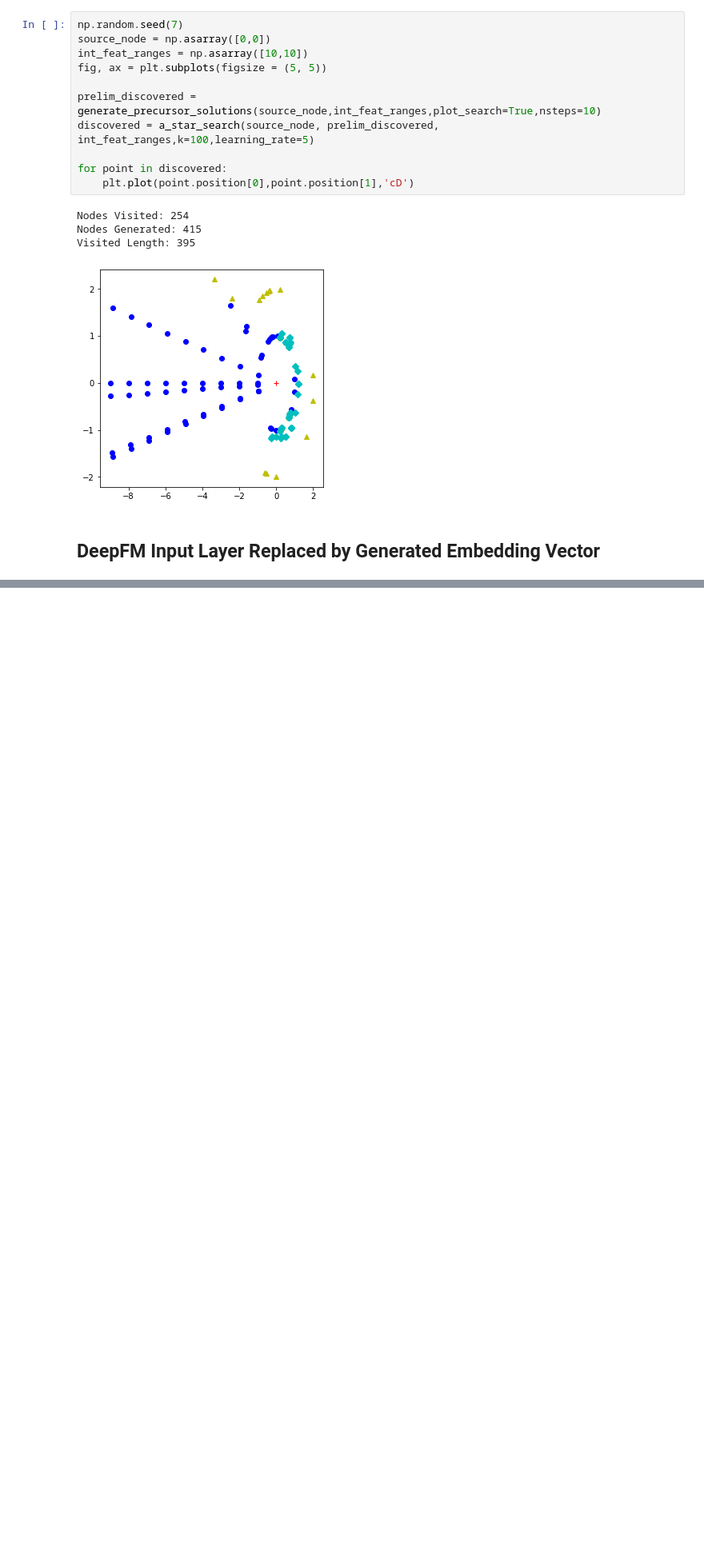
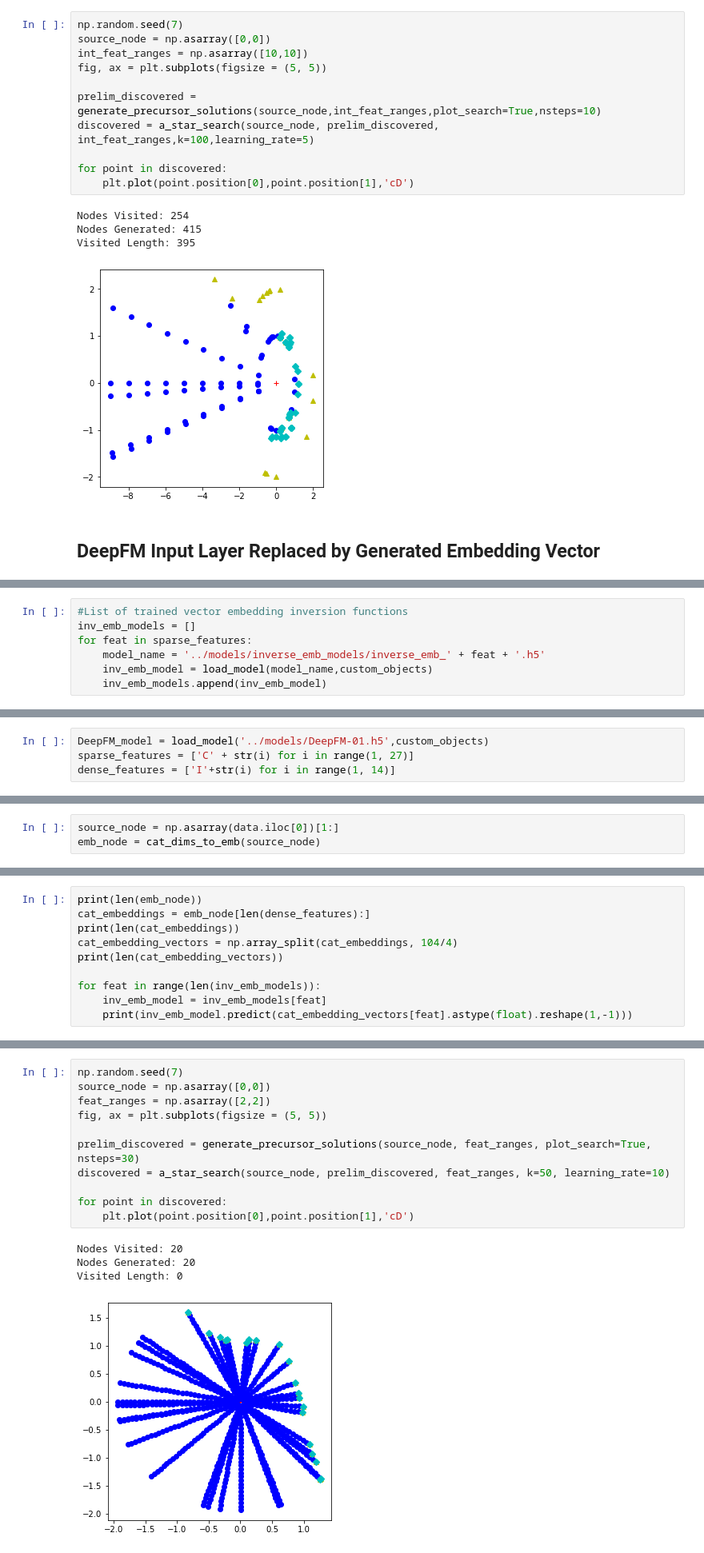
Before and after one commit to spkell/DFEST-Explainability, a Jupyter notebook: DeepFM-IntOnly.ipynb, the cells around one changed output, grey strips where cells are left out. Shown at 80% size. Saved outputs shown, nothing was run; the diff lists cells and outputs as text; blank space fills up the shorter version.

```diff
--- a/DeepFM-IntOnly.ipynb
+++ b/DeepFM-IntOnly.ipynb
@@ -905,0 +1012,7 @@ DeepFM_model = load_model('../models/DeepFM-01.h5',custom_objects)# load_model,j
+# %%
+#List of trained vector embedding inversion functions
+inv_emb_models = []
+for feat in sparse_features:
+    model_name = '../models/inverse_emb_models/inverse_emb_' + feat + '.h5'
+    inv_emb_model = load_model(model_name,custom_objects)
+    inv_emb_models.append(inv_emb_model)
@@ -905,0 +1022,4 @@ DeepFM_model = load_model('../models/DeepFM-01.h5',custom_objects)# load_model,j
+# %%
+DeepFM_model = load_model('../models/DeepFM-01.h5',custom_objects)
+sparse_features = ['C' + str(i) for i in range(1, 27)]
+dense_features = ['I'+str(i) for i in range(1, 14)]
@@ -905,0 +1030,3 @@ DeepFM_model = load_model('../models/DeepFM-01.h5',custom_objects)# load_model,j
+# %%
+source_node = np.asarray(data.iloc[0])[1:]
+emb_node = cat_dims_to_emb(source_node)
@@ -905,0 +1053,10 @@ DeepFM_model = load_model('../models/DeepFM-01.h5',custom_objects)# load_model,j
+# %%
+print(len(emb_node))
+cat_embeddings = emb_node[len(dense_features):]
+print(len(cat_embeddings))
+cat_embedding_vectors = np.array_split(cat_embeddings, 104/4)
+print(len(cat_embedding_vectors))
+
+for feat in range(len(inv_emb_models)):
+    inv_emb_model = inv_emb_models[feat]
+    print(inv_emb_model.predict(cat_embedding_vectors[feat].astype(float).reshape(1,-1)))
@@ -905,0 +1256,16 @@ DeepFM_model = load_model('../models/DeepFM-01.h5',custom_objects)# load_model,j
+# %%
+np.random.seed(7)
+source_node = np.asarray([0,0])
+feat_ranges = np.asarray([2,2])
+fig, ax = plt.subplots(figsize = (5, 5))
+
+prelim_discovered = generate_precursor_solutions(source_node, feat_ranges, plot_search=True, nsteps=30)
+discovered = a_star_search(source_node, prelim_discovered, feat_ranges, k=50, learning_rate=10)
+
+for point in discovered:
+    plt.plot(point.position[0],point.position[1],'cD')
+# %% [output]
+Nodes Visited: 20
+Nodes Generated: 20
+Visited Length: 0
+[figure, added]
```
Also changed, not shown: parts of 20 cells of this notebook, 2 other files.
